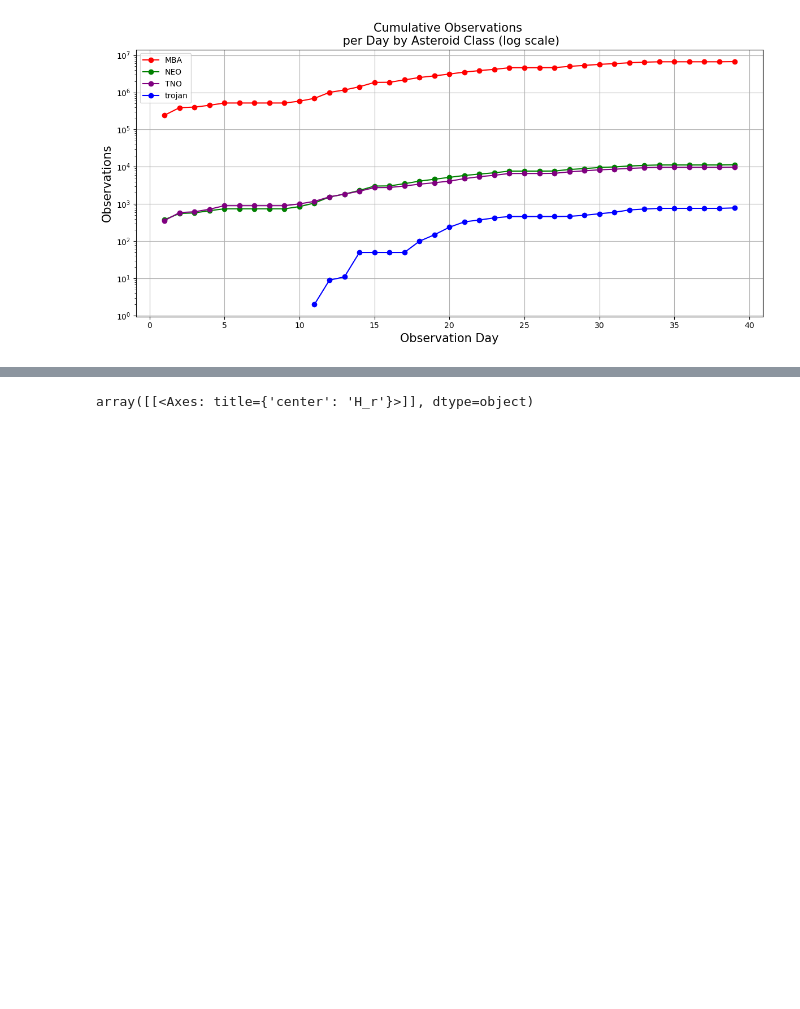
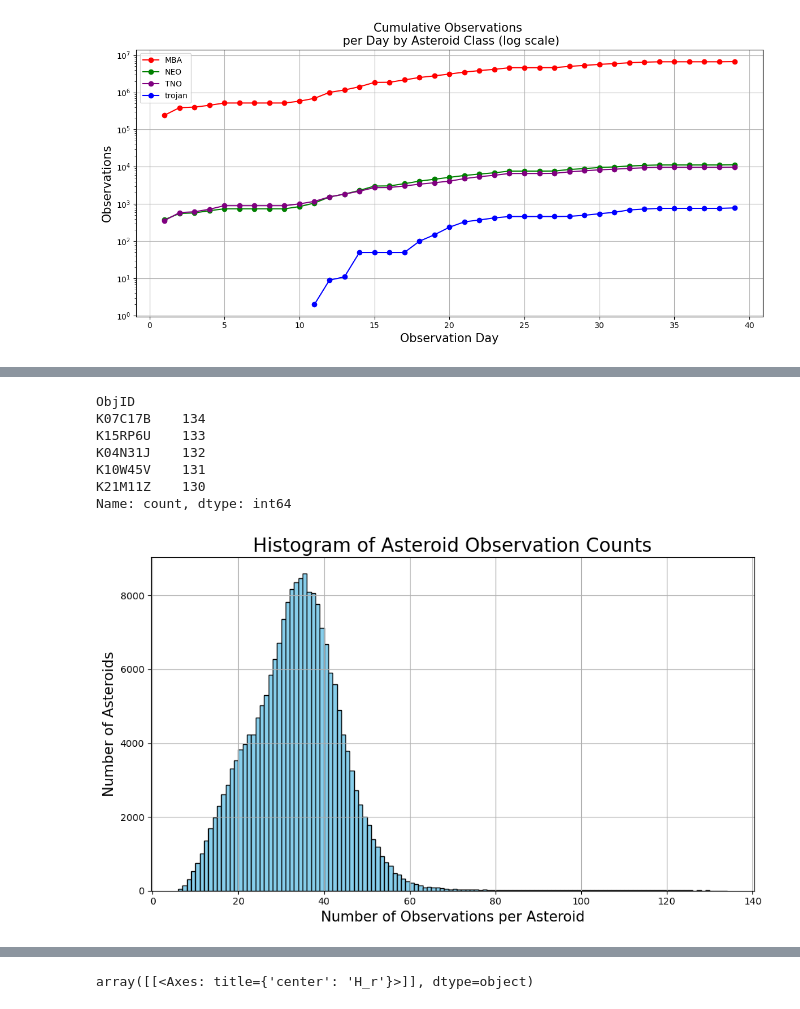
Before and after one commit to mjuric/sv-predictions, a Jupyter notebook: analysis/ast-analysis.ipynb, the cells around one changed output, grey strips where cells are left out. Cells and saved outputs as stored; diff of their text form; code cells hidden in the pictures; blank space fills up the shorter version.

```diff
--- a/analysis/ast-analysis.ipynb
+++ b/analysis/ast-analysis.ipynb
@@ -225,0 +381,30 @@ plt.tight_layout()
+# %%
+#makes a histogram of asteroid observations
+
+#change datafile, keep one of these as a comment
+#df_selected=df_sim_types.copy()
+df_selected=df_real_types.copy()
+
+obs_counts = df_selected['ObjID'].value_counts()
+unique_values = np.unique(obs_counts)
+
+plt.figure(figsize=(10, 6))
+plt.hist(obs_counts, bins=np.arange(min(unique_values), max(unique_values) + 1), color='skyblue', edgecolor='black')
+plt.xlabel('Number of Observations per Asteroid',size=15)
+plt.ylabel('Number of Asteroids',size=15)
+plt.title('Histogram of Asteroid Observation Counts',size=20)
+plt.grid(True)
+plt.tight_layout()
+
+#prints the 5 most observed asteroids and number of observations
+#use the ID to show them on a map in the following code
+print(obs_counts.head())
+# %% [output]
+ObjID
+K07C17B    134
+K15RP6U    133
+K04N31J    132
+K10W45V    131
+K21M11Z    130
+Name: count, dtype: int64
+[figure, added]
```
Also changed, not shown: parts of 21 cells of this notebook.
